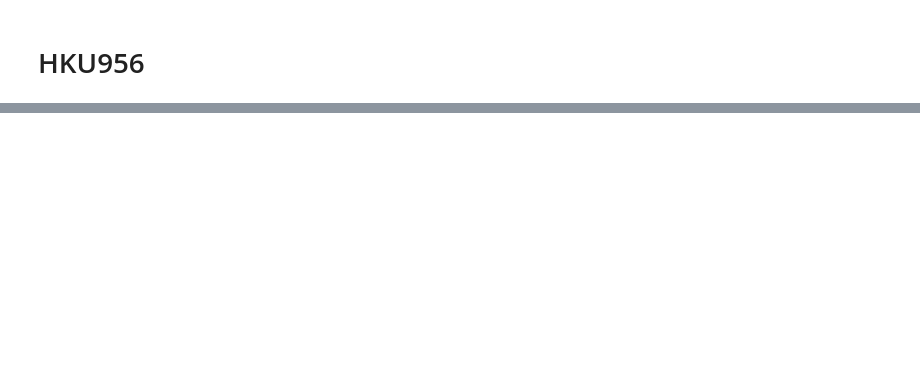
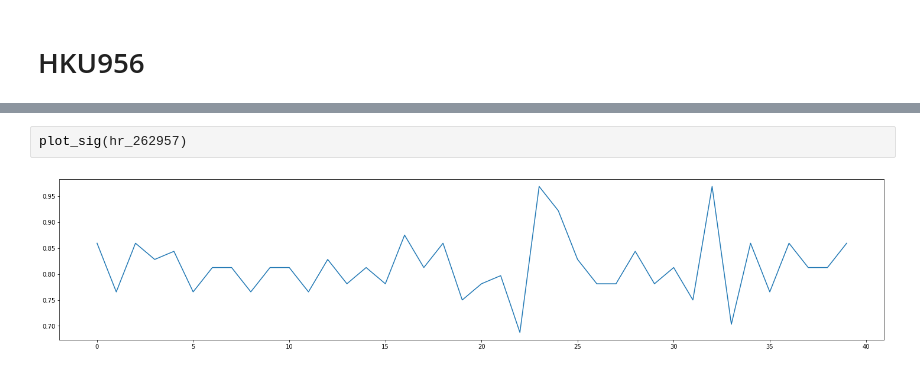
Before and after one commit to AlanConstantine/TPMER, a Jupyter notebook: preprocessing.ipynb, the cells around one changed output, grey strips where cells are left out. Drawn from its saved outputs; the diff is of its cells as text; blank space fills up the shorter version.

```diff
--- a/preprocessing.ipynb
+++ b/preprocessing.ipynb
@@ -51,0 +83,4 @@ def signal_processer(user, signal_name, signal_files):
+# %%
+plot_sig(hr_262957)
+# %% [output]
+[figure, added]
```
Also changed, not shown: parts of 8 cells of this notebook, 3 other files.
